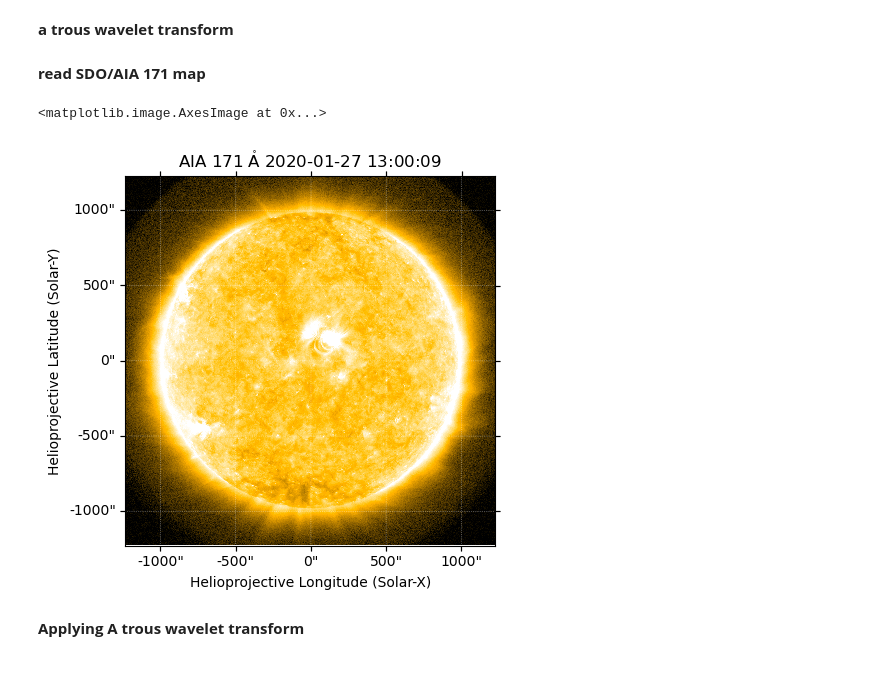
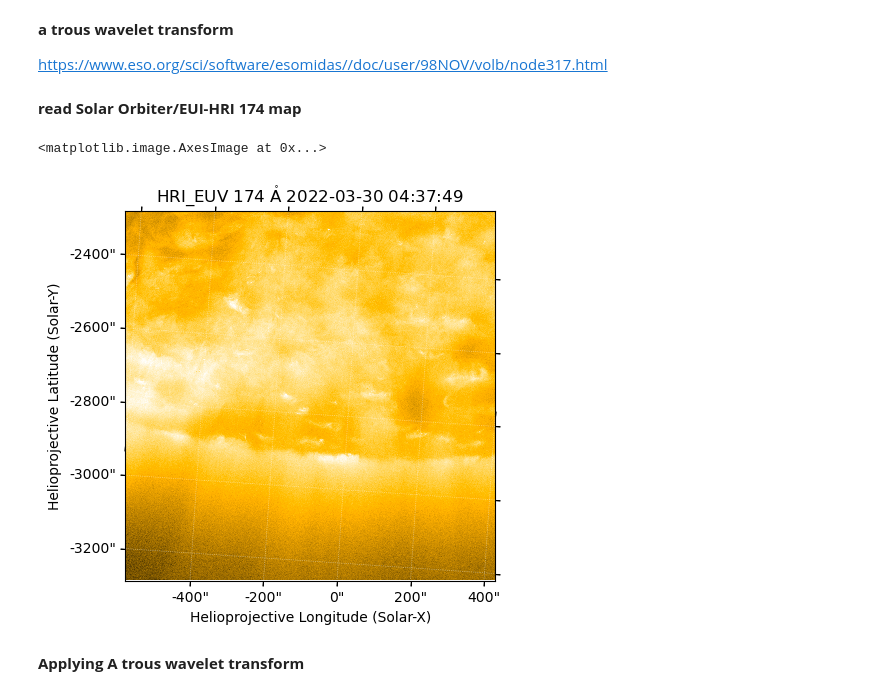
Before and after one commit to PKU-Heliosphere-org/SolO_Data_Analysis_on_GitHubOrg, a Jupyter notebook: Programs/Hou.Chuanpeng/A_Trous_wavelet_2D.ipynb, the cells around one changed output. Saved outputs shown, nothing was run; the diff lists cells and outputs as text; code cells hidden in the pictures.

```diff
--- a/Programs/Hou.Chuanpeng/A_Trous_wavelet_2D.ipynb
+++ b/Programs/Hou.Chuanpeng/A_Trous_wavelet_2D.ipynb
@@ -1,5 +1,7 @@
 # %% [markdown]
 **a trous wavelet transform**
+
+https://www.eso.org/sci/software/esomidas//doc/user/98NOV/volb/node317.html
 # %%
 import numpy as np
 from scipy import fftpack,signal
@@ -41,15 +68,16 @@ def a_trous_wavelet_2D(input_data, level_num):
     else:
         print('Please reduce the number of level')
 # %% [markdown]
-**read SDO/AIA 171 map**
+**read Solar Orbiter/EUI-HRI 174 map**
 # %%
 import sunpy.map
 import matplotlib.pyplot as plt
-aia_map = sunpy.map.Map('/Users/hcp/sunpy/data/aia_lev1_171a_2020_01_27t13_00_09_35z_image_lev1.fits')
-aia_map.plot(vmin=0, vmax=650)
+
+euihri_map = sunpy.map.Map('/Users/hcp/sunpy/data/solo_L2_eui-hrieuvopn-image_20220330T043748222_V02.fits')
+euihri_map.plot(vmin=0, vmax=2500)
 # %% [output]
 <matplotlib.image.AxesImage at 0x...>
-[figure, old version]
+[figure, new version]
 # %% [markdown]
 **Applying A trous wavelet transform**
 # %%
```
Also changed, not shown: parts of 4 cells of this notebook.
